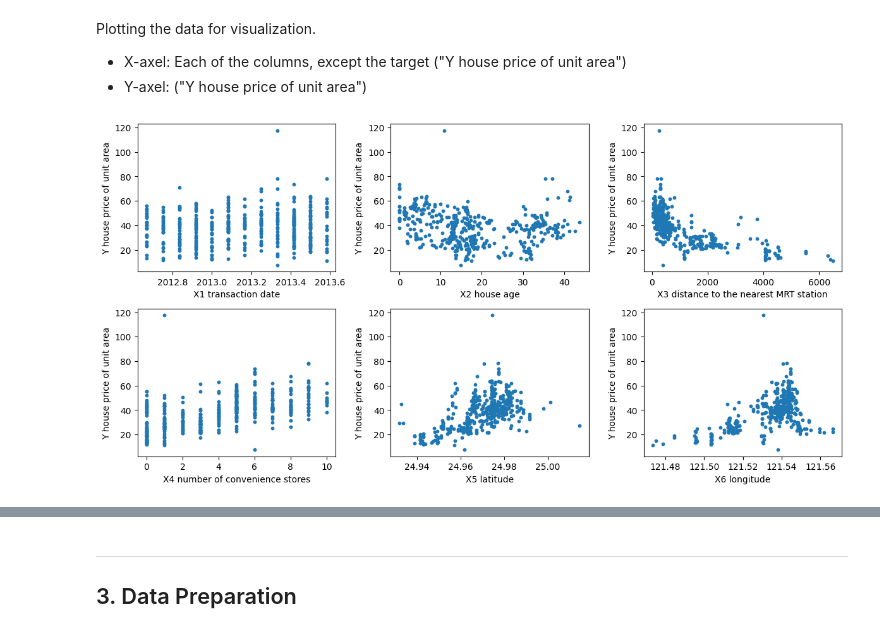
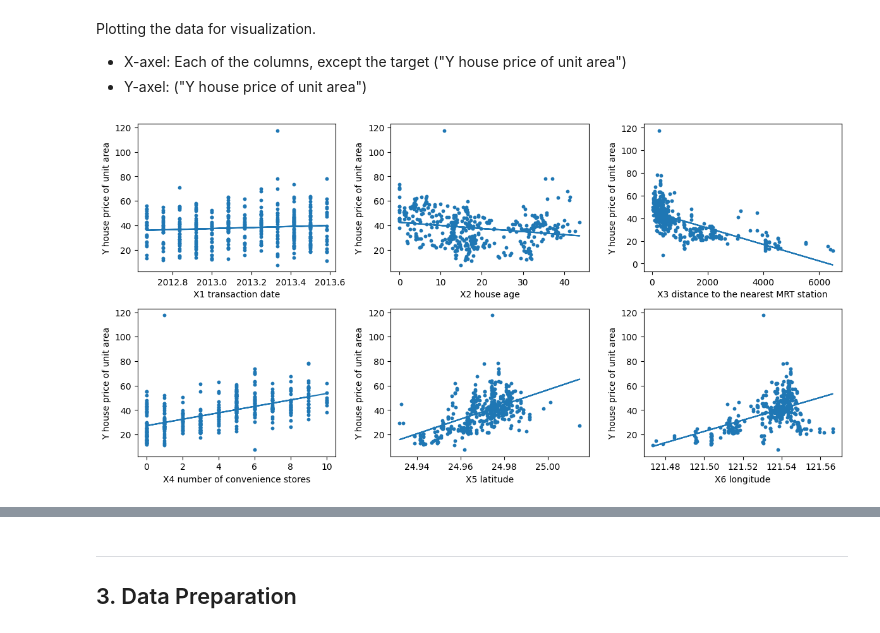
Before and after one commit to TonyKarlin/Data_Handling_and_ML_Group_Assignments, a Jupyter notebook: Linear and Logistic regression/04-linear-&-logistic-regression.ipynb, the cells around one changed output, grey strips where cells are left out. Saved outputs shown, nothing was run; the diff lists cells and outputs as text; code cells hidden in the pictures.

Commit message:
Added descriptions and some evaluation to linear regression models

```diff
--- a/Linear and Logistic regression/04-linear-&-logistic-regression.ipynb
+++ b/Linear and Logistic regression/04-linear-&-logistic-regression.ipynb
@@ -70,16 +71,20 @@ Plotting the data for visualization.
 # %%
 fig, ax = plt.subplots(2, 3, figsize=(12, 6))
 ax = ax.ravel()
+target = "Y house price of unit area"
 
 # For each column except the target.
 for i in range(6):
     X = df.iloc[:, i]
     y = df[target]
     ax[i].scatter(df.iloc[:, i], y, s=10)
-    ax[i].set_ylabel(df.columns[6])
+
+    m, b = np.polyfit(X, y, 1) # linear regression line with a degree 1 polynomial
+    ax[i].plot(X, m * X + b) # draws the regression line on top of the scatter
+    ax[i].set_ylabel(target)
     ax[i].set_xlabel(df.columns[i])
 
 plt.tight_layout()
 plt.show()
 # %% [output]
-[figure, old version]
+[figure, new version]
```
Also changed, not shown: parts of 7 cells of this notebook.
